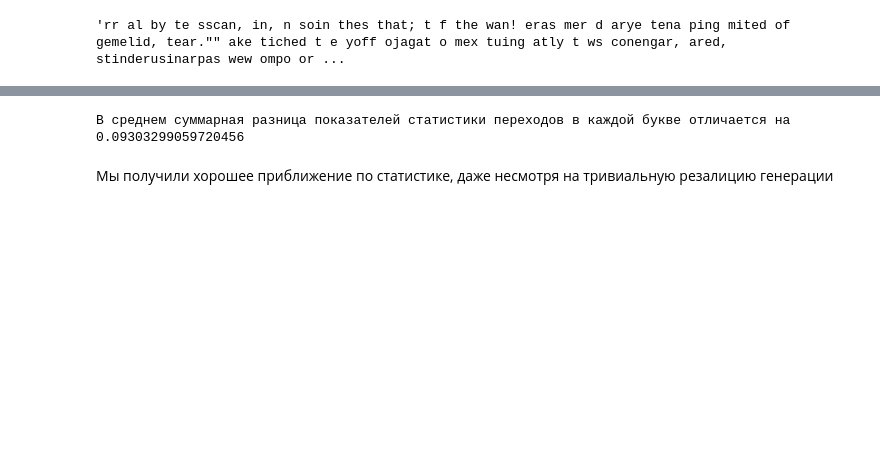
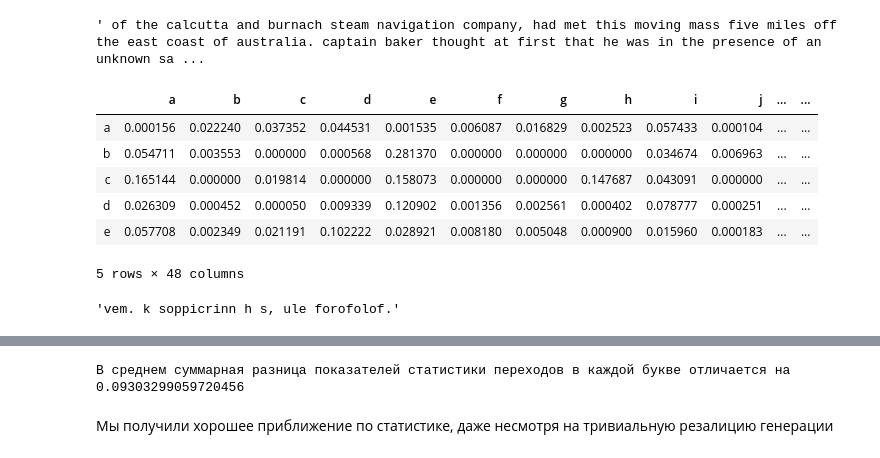
Before and after one commit to MShepelin/ITNotebooks, a Jupyter notebook: LogginAndPatterns.ipynb, the cells around one changed output, grey strips where cells are left out. Drawn from its saved outputs; the diff is of its cells as text; code cells hidden in the pictures; blank space fills up the shorter version.

```diff
--- a/LogginAndPatterns.ipynb
+++ b/LogginAndPatterns.ipynb
@@ -50,6 +59,11 @@ for word in tqdm(tokens[1:]):
         clean_book += " "
 
     clean_book += regex.sub('', word)
+# %%
+# Посмотрим на содержание обработанного тектса
+clean_book[4000:5000]
+# %% [output]
+' of the calcutta and burnach steam navigation company, had met this moving mass five miles off the east coast of australia. captain baker thought at first that he was in the presence of an unknown sa ...
 # %%
 import pandas as pd
 import numpy as np
@@ -93,14 +107,23 @@ def generate_text(connections_table, max_sentances=10, max_words=100):
                 break
 
     return text
+# %%
+# Статисика оригинального текста
+original_connections = prepare_connections_table(clean_book)
+original_connections.head()
+# %% [output]
+|  | a | b | c | d | e | f | g | h | i | j | ... | ... |
+| a | 0.000156 | 0.022240 | 0.037352 | 0.044531 | 0.001535 | 0.006087 | 0.016829 | 0.002523 | 0.057433 | 0.000104 | ... | ... |
+| b | 0.054711 | 0.003553 | 0.000000 | 0.000568 | 0.281370 | 0.000000 | 0.000000 | 0.000000 | 0.034674 | 0.006963 | ... | ... |
+| c | 0.165144 | 0.000000 | 0.019814 | 0.000000 | 0.158073 | 0.000000 | 0.000000 | 0.147687 | 0.043091 | 0.000000 | ... | ... |
+| d | 0.026309 | 0.000452 | 0.000050 | 0.009339 | 0.120902 | 0.001356 | 0.002561 | 0.000402 | 0.078777 | 0.000251 | ... | ... |
+| e | 0.057708 | 0.002349 | 0.021191 | 0.102222 | 0.028921 | 0.008180 | 0.005048 | 0.000900 | 0.015960 | 0.000183 | ... | ... |
+5 rows × 48 columns
 # %%
-# Статисика оригинального текста
-original_connections = prepare_connections_table(clean_book)
-
 # Пример генерируемого текста
 generate_text(original_connections, max_sentances=2, max_words=1000)
 # %% [output]
-'rr al by te sscan, in, n soin thes that; t f the wan! eras mer d arye tena ping mited of gemelid, tear."" ake tiched t e yoff ojagat o mex tuing atly t ws conengar, ared, stinderusinarpas wew ompo or ...
+'vem. k soppicrinn h s, ule forofolof.'
 # %%
 # Построим крупный текст на основе статистики оригинального
 np.random.seed(0)
```
Also changed, not shown: parts of 4 cells of this notebook.
